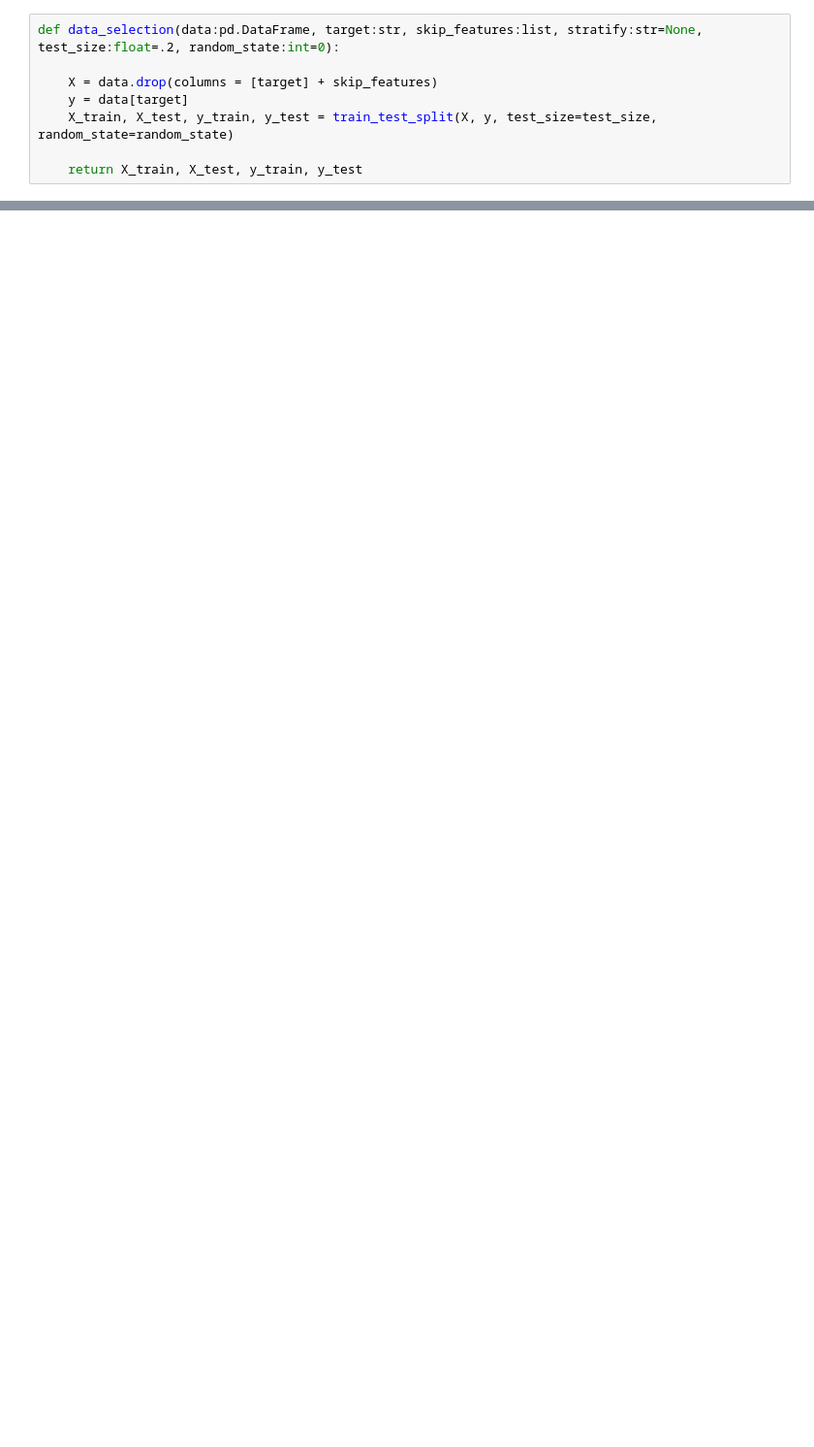
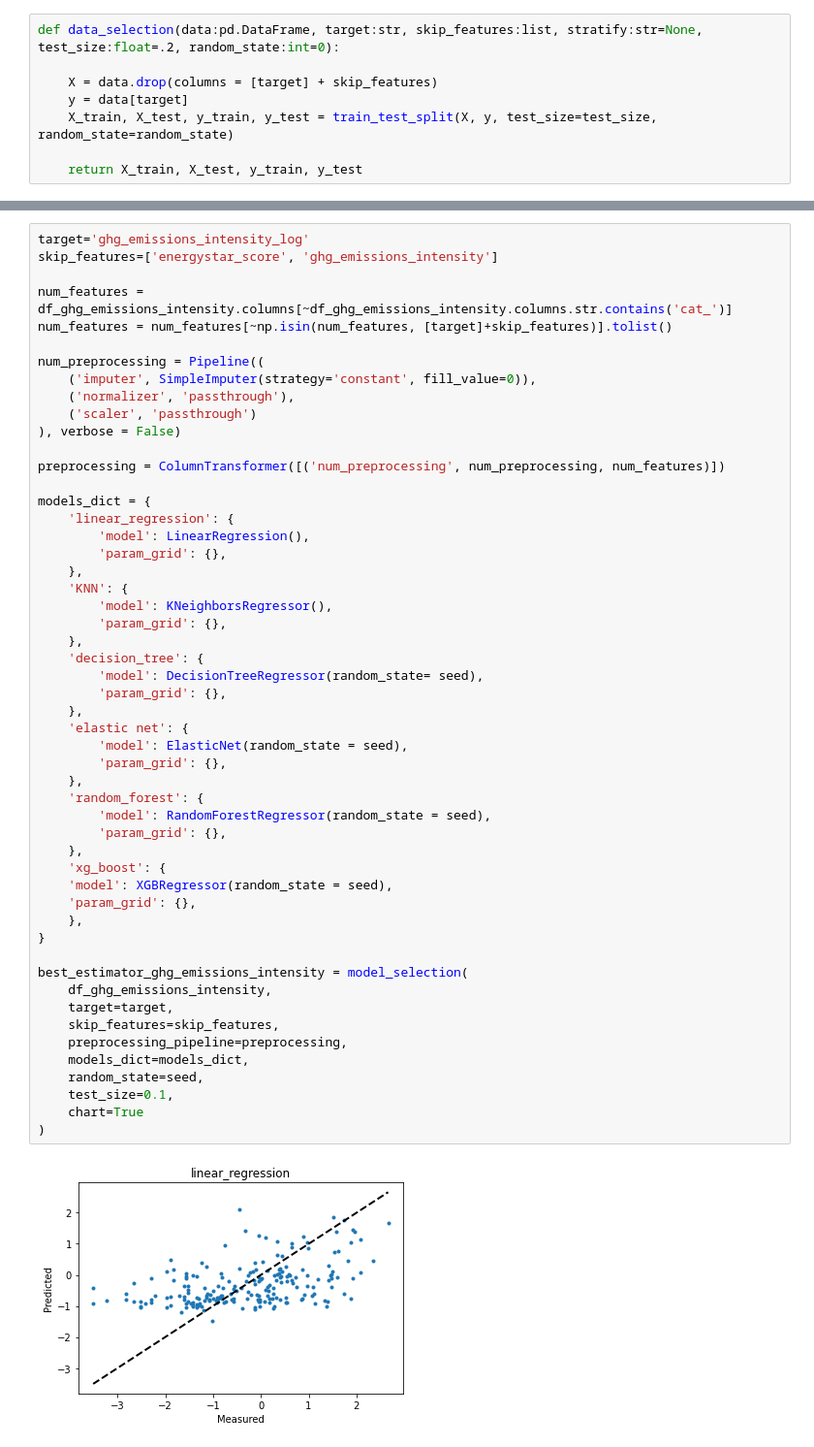
Before and after one commit to leoguillaume/Seattle-building-consumption-prediction, a Jupyter notebook: src/Pélec_02_prediction.ipynb, the cells around one changed output, grey strips where cells are left out. Shown at 97% size. Drawn from its saved outputs; the diff is of its cells as text; blank space fills up the shorter version.

```diff
--- a/src/Pélec_02_prediction.ipynb
+++ b/src/Pélec_02_prediction.ipynb
@@ -296,0 +177,54 @@ Wall time: 39min 34s
+# %%
+target='ghg_emissions_intensity_log'
+skip_features=['energystar_score', 'ghg_emissions_intensity']
+
+num_features = df_ghg_emissions_intensity.columns[~df_ghg_emissions_intensity.columns.str.contains('cat_')]
+num_features = num_features[~np.isin(num_features, [target]+skip_features)].tolist()
+
+num_preprocessing = Pipeline((
+    ('imputer', SimpleImputer(strategy='constant', fill_value=0)),
+    ('normalizer', 'passthrough'),
+    ('scaler', 'passthrough')
+), verbose = False)
+
+preprocessing = ColumnTransformer([('num_preprocessing', num_preprocessing, num_features)])
+
+models_dict = {
+    'linear_regression': {
+        'model': LinearRegression(),
+        'param_grid': {},
+    },
+    'KNN': {
+        'model': KNeighborsRegressor(),
+        'param_grid': {},
+    },
+    'decision_tree': {
+        'model': DecisionTreeRegressor(random_state= seed),
+        'param_grid': {},
+    },
+    'elastic net': {
+        'model': ElasticNet(random_state = seed),
+        'param_grid': {},
+    },
+    'random_forest': {
+        'model': RandomForestRegressor(random_state = seed),
+        'param_grid': {},
+    },
+    'xg_boost': {
+    'model': XGBRegressor(random_state = seed),
+    'param_grid': {},
+    },
+}
+
+best_estimator_ghg_emissions_intensity = model_selection(
+    df_ghg_emissions_intensity,
+    target=target,
+    skip_features=skip_features,
+    preprocessing_pipeline=preprocessing,
+    models_dict=models_dict,
+    random_state=seed,
+    test_size=0.1,
+    chart=True
+)
+# %% [output]
+[figure, added]
```
Also changed, not shown: parts of 58 cells of this notebook, 2 other files.
